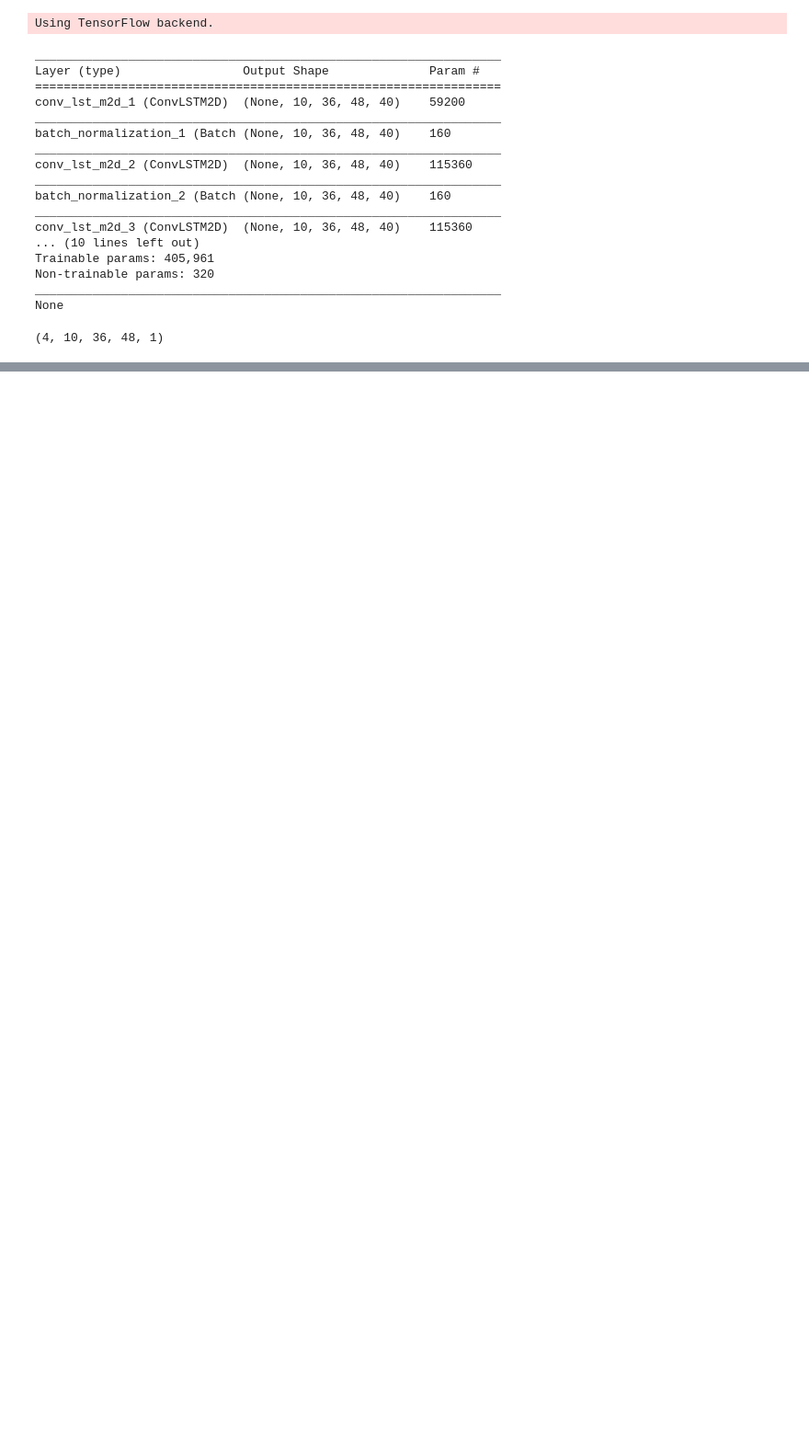
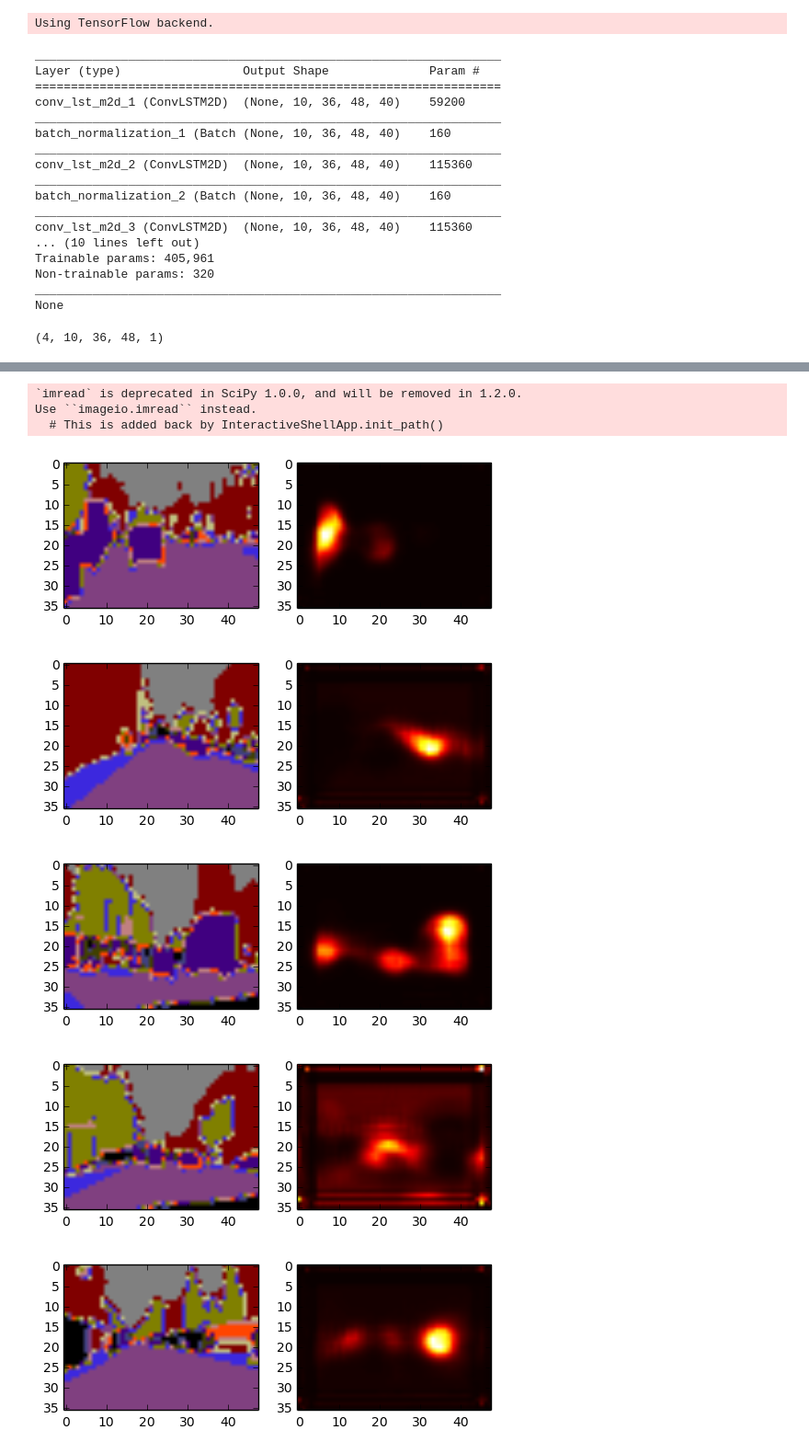
Before and after one commit to guanfuchen/deadline_6_30, a Jupyter notebook: scripts/moving_object_keras.ipynb, the cells around one changed output, grey strips where cells are left out. Shown: that part at 92% size. Drawn from its saved outputs; the diff is of its cells as text; code cells hidden in the pictures; blank space fills up the shorter version.

```diff
--- a/scripts/moving_object_keras.ipynb
+++ b/scripts/moving_object_keras.ipynb
@@ -269,0 +274,47 @@ for image_index in range(vpn_mnist_config.num_timestamps):
+# %%
+CamVidRoot = os.path.expanduser('~/Data/CamVid/')
+CamVidRootTrainAnnot = os.path.join(CamVidRoot, 'trainannot_48x36')
+CamVidRootTrainAnnotList = os.listdir(CamVidRootTrainAnnot)
+CamVidRootTrainAnnotListLen = len(CamVidRootTrainAnnotList)
+timestamps = data_generate.num_timestamps
+for CamVidRootTrainAnnotListIndex in range(CamVidRootTrainAnnotListLen-timestamps):
+#     print(CamVidRootTrainAnnotListIndex)
+    # 20 timestamps
+    moving_obj_data_sample = []
+    for timestamp in range(timestamps):
+        img = misc.imread(os.path.join(CamVidRootTrainAnnot, CamVidRootTrainAnnotList[CamVidRootTrainAnnotListIndex+timestamp]))
+        height, width = img.shape
+        mask_img_moving_mask = np.in1d(img, [8, 9]).reshape(height, width)
+        img_moving = mask_img_moving_mask * img
+#         plt.imshow(img_moving, cmap='gray')
+
+        moving_obj_data_sample.append(img_moving)
+
+    moving_obj_data_sample = np.array(moving_obj_data_sample)
+    moving_obj_data_sample = moving_obj_data_sample[np.newaxis, :, :, :]
+    moving_obj_data_sample = moving_obj_data_sample[:, :, :, :, np.newaxis]
+    moving_obj_data_sample = moving_obj_data_sample/255.0
+#     print('moving_obj_data_sample.shape:', moving_obj_data_sample.shape)
+    moving_obj_data_sample_pred = model.predict(moving_obj_data_sample)
+#     print('moving_obj_data_sample_pred.shape:', moving_obj_data_sample_pred.shape)
+    moving_obj_data_sample_pred_next_frame = moving_obj_data_sample_pred[0, -1, :, :, 0]
+
+    plt.clf()
+    plt.subplot(121)
+    img = decode_segmap(img)
+    plt.imshow(img, cmap='gray')
+    plt.subplot(122)
+    plt.imshow(moving_obj_data_sample_pred_next_frame, cmap='hot')
+    plt.show()
+    time.sleep(1)
+    if CamVidRootTrainAnnotListIndex==10:
+        break
+# %% [output]
+`imread` is deprecated in SciPy 1.0.0, and will be removed in 1.2.0.
+Use ``imageio.imread`` instead.
+  # This is added back by InteractiveShellApp.init_path()
+[figure, added]
+[figure, added]
+[figure, added]
+[figure, added]
+[figure, added]
```
Also changed, not shown: parts of 7 cells of this notebook.
